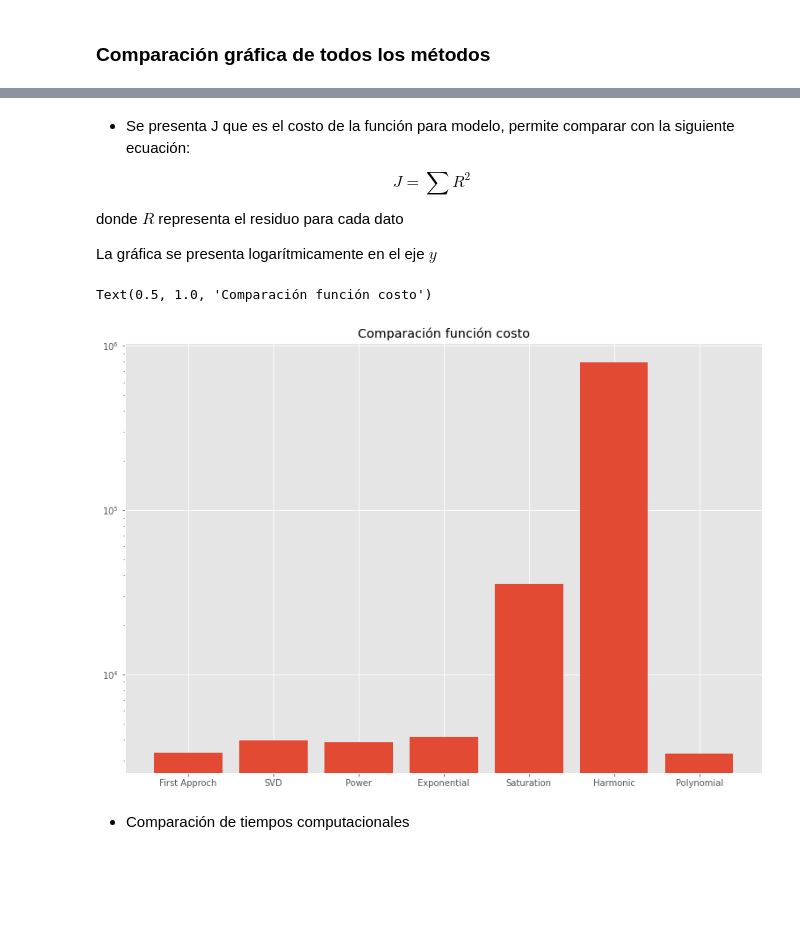
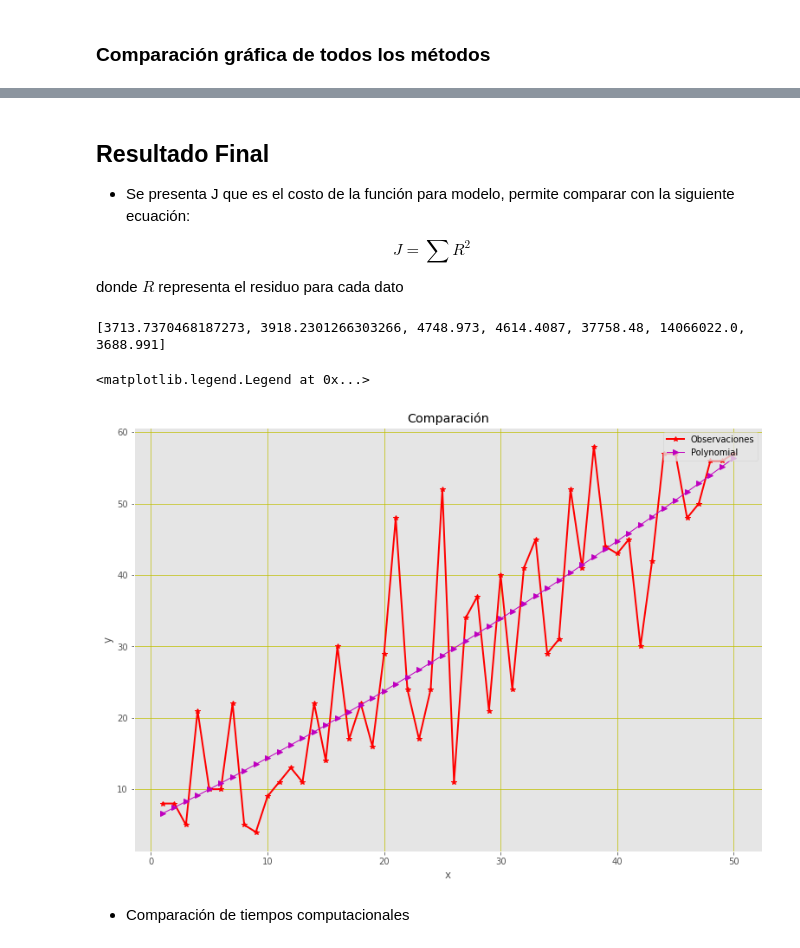
Before and after one commit to OscarGomezS/Regression, a Jupyter notebook: Regression.ipynb, the cells around one changed output, grey strips where cells are left out. Saved outputs shown, nothing was run; the diff lists cells and outputs as text; code cells hidden in the pictures; blank space fills up the shorter version.

```diff
--- a/Regression.ipynb
+++ b/Regression.ipynb
@@ -351,22 +351,55 @@ plt.legend(loc=1)
 # %% [markdown]
+## Resultado Final
+
 * Se presenta J que es el costo de la función para modelo, permite comparar con la siguiente ecuación:
 
 $$J = \sum {R^2}$$
 
 donde $R$ representa el residuo para cada dato
-
-La gráfica se presenta logarítmicamente en el eje $y$
-# %%
-J = [J_f, J_svd, J_power, J_e, J_s, J_h, J_poly]
-Models = ['First Approch', 'SVD', 'Power', 'Exponential', 'Saturation', 'Harmonic', 'Polynomial']
-
-figure(figsize=(13,9))
-plt.bar(Models, J)
-plt.yscale("log")
-plt.title('Comparación función costo')
-# %% [output]
-Text(0.5, 1.0, 'Comparación función costo')
-[figure, removed]
+# %%
+J = [J_f, J_svd, J_power, J_e, J_s, J_h, J_poly]
+Models = ['First Approch', 'SVD', 'Power', 'Exponential', 'Saturation', 'Harmonic', 'Polynomial']
+
+
+mi = np.amin(J)
+index = np.where(J == np.amin(J))
+Index_method = index[0]
+method = Models[Index_method[0]]
+print(J)
+if(mi == J_f):
+    y_final = y_hat
+
+if(mi == J_svd):
+    y_final = y_svd
+
+if(mi == J_power):
+    y_final = q
+
+if(mi == J_e):
+    y_final = g
+
+if(mi == J_s):
+    y_final = y_s
+
+if(mi == J_h):
+    y_final = y_1
+
+if(mi == J_poly):
+    y_final = alpha_predicted
+
+figure(figsize=(13,9))
+
+plt.plot(t,y, "*-", lw=2, color = 'r', label = 'Observaciones')
+plt.plot(t,y_final, "->", color = 'm', lw=1, label = method)
+plt.grid(color='y', linestyle='-', linewidth=0.7)
+plt.title('Comparación')
+plt.xlabel('x')
+plt.ylabel('y')
+plt.legend(loc=1)
+# %% [output]
+[3713.7370468187273, 3918.2301266303266, 4748.973, 4614.4087, 37758.48, 14066022.0, 3688.991]
+<matplotlib.legend.Legend at 0x...>
+[figure, added]
 # %% [markdown]
 * Comparación de tiempos computacionales
 # %%
```
Also changed, not shown: parts of 10 cells of this notebook.
